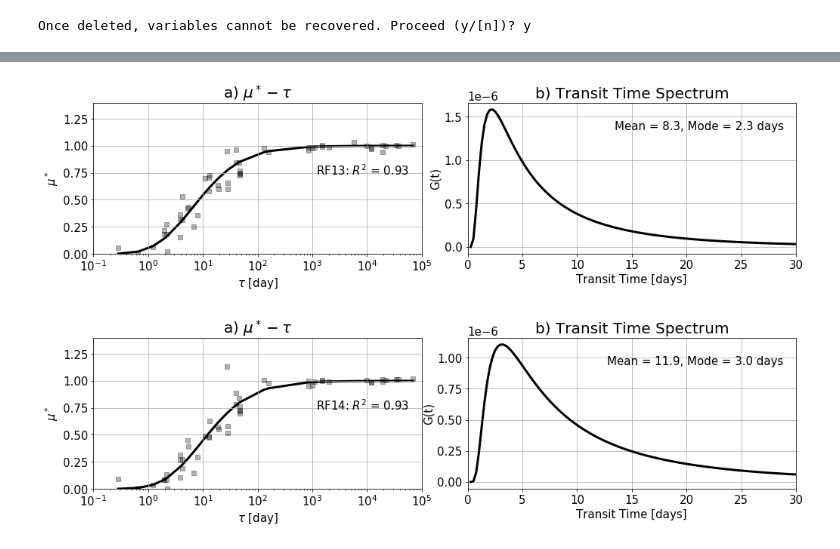
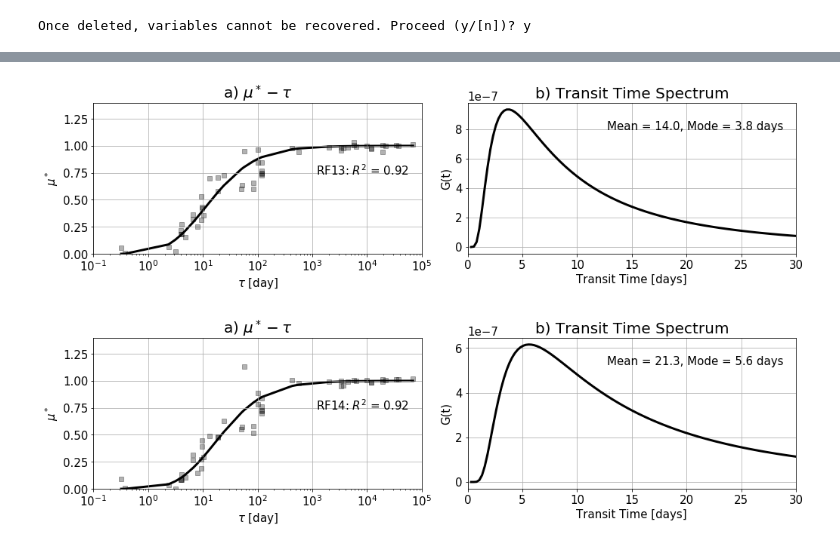
Before and after one commit to schelpon/TTS_2020_HD, a Jupyter notebook: get_tts/tts_per_rf/tts_vary_bl_per_rf.ipynb, the cells around one changed output, grey strips where cells are left out. Saved outputs shown, nothing was run; the diff lists cells and outputs as text; code cells hidden in the pictures.

```diff
--- a/get_tts/tts_per_rf/tts_vary_bl_per_rf.ipynb
+++ b/get_tts/tts_per_rf/tts_vary_bl_per_rf.ipynb
@@ -25,7 +25,7 @@ import tts_mod
 # read in ratios dataframe
 path = "./contrast_ratios_perrf.pkl"
 contrast_ratios = pd.read_pickle(path)
-ratios_sort = contrast_ratios.sort_values(['BL_tau'])
+ratios_sort = contrast_ratios.sort_values(['TROPO_tau'])
 ratios_sort.describe()
 # %% [output]
 |  | BL_tau | TROPO_tau | UT_tau | RF05_CampAvg | RF06_CampAvg | RF07_CampAvg | RF08_CampAvg | RF09_CampAvg | ... |
@@ -287,7 +287,7 @@ utbl_13 = ratios_sort['RF13_CampAvg']
 # BL TAU -----
 # get tts
 my_mustar_cavg_13, my_r2_cavg_13, my_gf_cavg_13, my_t_cavg_13, mean_age_cavg_13,  \
-    mode_age_cavg_13, best_k_cavg_13 = tts_mod.get_tts(utbl_13, tau_bl, t, exp_decay_matrix, LT)
+    mode_age_cavg_13, best_k_cavg_13 = tts_mod.get_tts(utbl_13, tau_tr, t, exp_decay_matrix, LT)
 
 # --------------- start plot with campaign avg bl
 title_str = 'RF13: '
@@ -300,7 +300,7 @@ width = 0
 height = 0
 my_ax = 0
 
-fig, my_ax, width, height = tts_mod.plot_tts(tau_bl, my_mustar_cavg_13, utbl_13, my_r2_cavg_13,
+fig, my_ax, width, height = tts_mod.plot_tts(tau_tr, my_mustar_cavg_13, utbl_13, my_r2_cavg_13,
                         my_gf_cavg_13, my_t_cavg_13, mean_age_cavg_13, mode_age_cavg_13,
                         my_color, overplot, add_scatter, add_r2,
                         add_meanmode, my_ax, width, height, title_str)
@@ -308,40 +308,40 @@ my_ax[0].set_ylim([0, 1.4])
 
 fig.savefig('./tts_per_rf_figs/tts_rf13.pdf')
 # %% [output]
-[figure, old version]
+[figure, new version]
 # %%
 # rf14
 utbl_full = np.array(ratios_sort['RF14_CampAvg'].values, dtype=np.float64)
 utbl_not_null_idx = np.argwhere(~np.isnan(utbl_full))
 # ----- inputs without nans
 utbl_14 = utbl_full[utbl_not_null_idx]
-tau_bl = tau_bl[utbl_not_null_idx]
+tau_tr = tau_tr[utbl_not_null_idx]
 
 # get gf inputs, same for all
-t, exp_decay_matrix, LT = tts_mod.prep_for_tts(tau_bl)
+t, exp_decay_matrix, LT = tts_mod.prep_for_tts(tau_tr)
 
 # BL TAU -----
 # get tts
 my_mustar_cavg_14, my_r2_cavg_14, my_gf_cavg_14, my_t_cavg_14, mean_age_cavg_14,  \
-    mode_age_cavg_14, best_k_cavg_14 = tts_mod.get_tts(utbl_14, tau_bl, t, exp_decay_matrix, LT)
+    mode_age_cavg_14, best_k_cavg_14 = tts_mod.get_tts(utbl_14, tau_tr, t, exp_decay_matrix, LT)
 
 # --------------- start plot with campaign avg bl
 title_str = 'RF14: '
 overplot = 0
 add_scatter = 1
 add_r2 = 1
 add_meanmode = 1
 # first plot only, dummies (will get real after first run creates fig)
 width = 0
 height = 0
 my_ax = 0
 
-fig, my_ax, width, height = tts_mod.plot_tts(tau_bl, my_mustar_cavg_14, utbl_14, my_r2_cavg_14,
+fig, my_ax, width, height = tts_mod.plot_tts(tau_tr, my_mustar_cavg_14, utbl_14, my_r2_cavg_14,
                         my_gf_cavg_14, my_t_cavg_14, mean_age_cavg_14, mode_age_cavg_14,
                         my_color, overplot, add_scatter, add_r2,
                         add_meanmode, my_ax, width, height, title_str)
 my_ax[0].set_ylim([0, 1.4])
 
 fig.savefig('./tts_per_rf_figs/tts_rf14.pdf')
 # %% [output]
-[figure, old version]
+[figure, new version]
```
Also changed, not shown: parts of 9 cells of this notebook, 12 other files.
